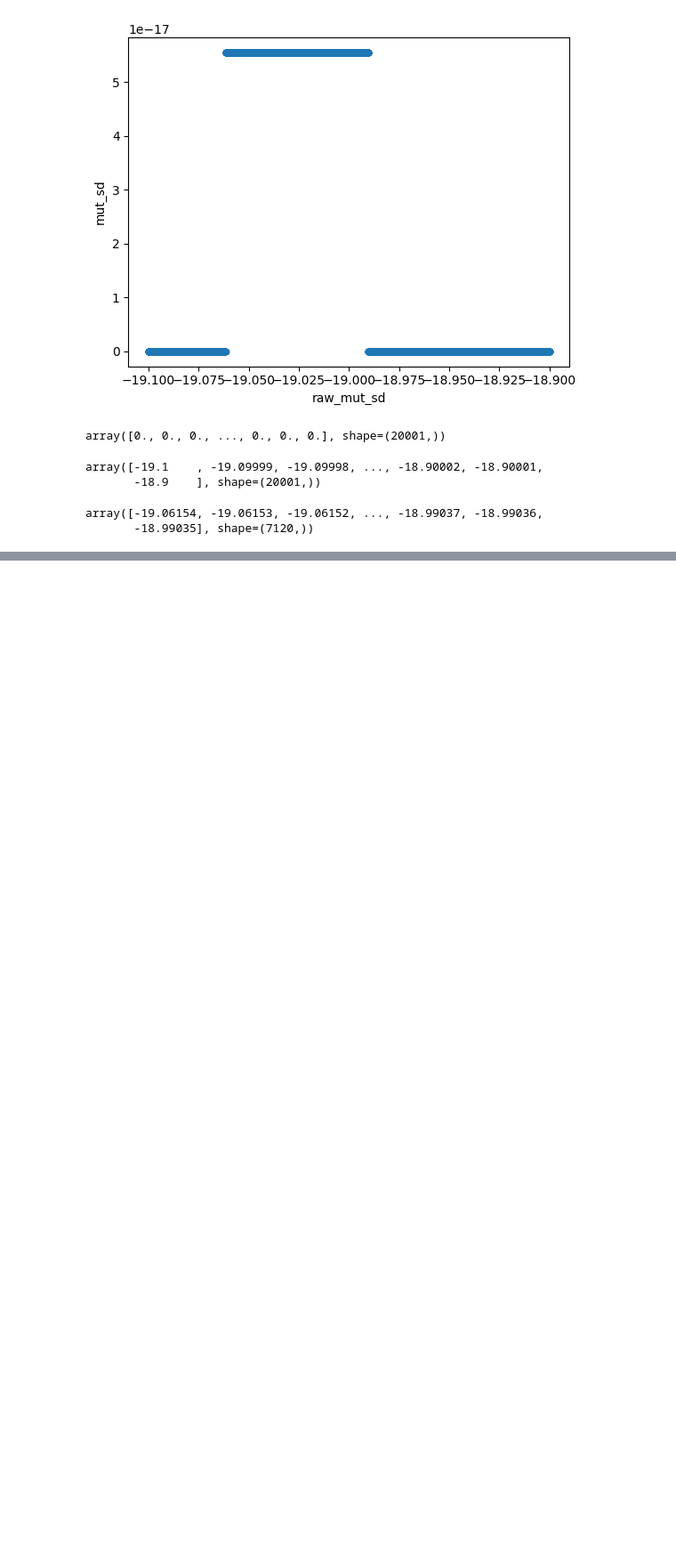
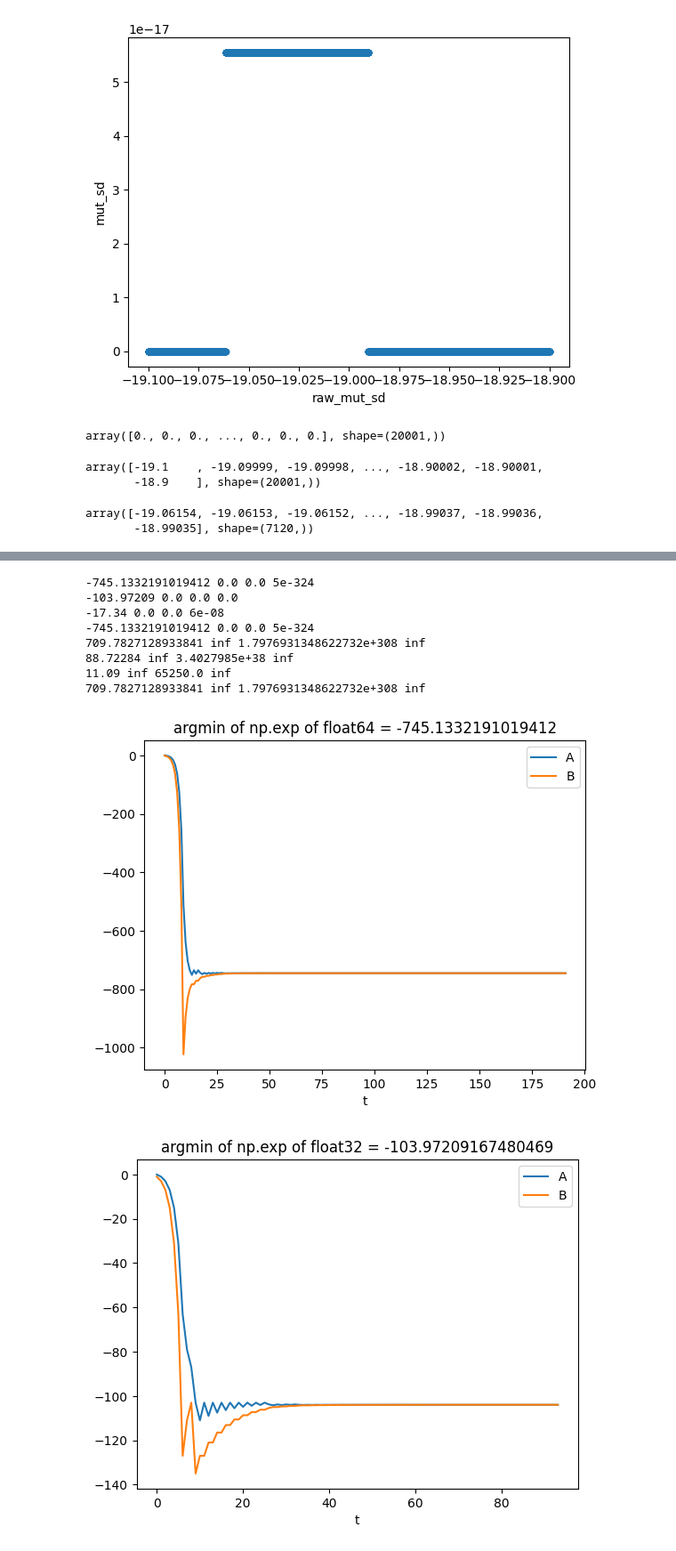
Before and after one commit to talkymeat/philoso-py, a Jupyter notebook: action_tests.ipynb, the cells around one changed output, grey strips where cells are left out. Shown: that part at 89% size. Drawn from its saved outputs; the diff is of its cells as text; code cells hidden in the pictures; blank space fills up the shorter version.

```diff
--- a/action_tests.ipynb
+++ b/action_tests.ipynb
@@ -117,0 +231,28 @@ GuardrailManager(<function guardrails.GuardrailManager.__init__.<locals>.<lambda
+# %%
+show_exp_arg_extremum1(np.float64)
+# show_exp_arg_extremum2(np.float64)
+show_exp_arg_extremum1(np.float32)
+# show_exp_arg_extremum2(np.float32)
+show_exp_arg_extremum1(np.float16)
+# show_exp_arg_extremum2(np.float16)
+show_exp_arg_extremum1(float)
+# show_exp_arg_extremum2(float)
+show_exp_arg_extremum1(np.float64, min=False)
+# show_exp_arg_extremum2(np.float64, min=False)
+show_exp_arg_extremum1(np.float32, min=False)
+# show_exp_arg_extremum2(np.float32, min=False)
+show_exp_arg_extremum1(np.float16, min=False)
+# show_exp_arg_extremum2(np.float16, min=False)
+show_exp_arg_extremum1(float, min=False)
+# show_exp_arg_extremum2(float, min=False)
+# %% [output]
+-745.1332191019412 0.0 0.0 5e-324
+-103.97209 0.0 0.0 0.0
+-17.34 0.0 0.0 6e-08
+-745.1332191019412 0.0 0.0 5e-324
+709.7827128933841 inf 1.7976931348622732e+308 inf
+88.72284 inf 3.4027985e+38 inf
+11.09 inf 65250.0 inf
+709.7827128933841 inf 1.7976931348622732e+308 inf
+[figure, added]
+[figure, added]
```
Also changed, not shown: parts of 5 cells of this notebook, 7 other files.
